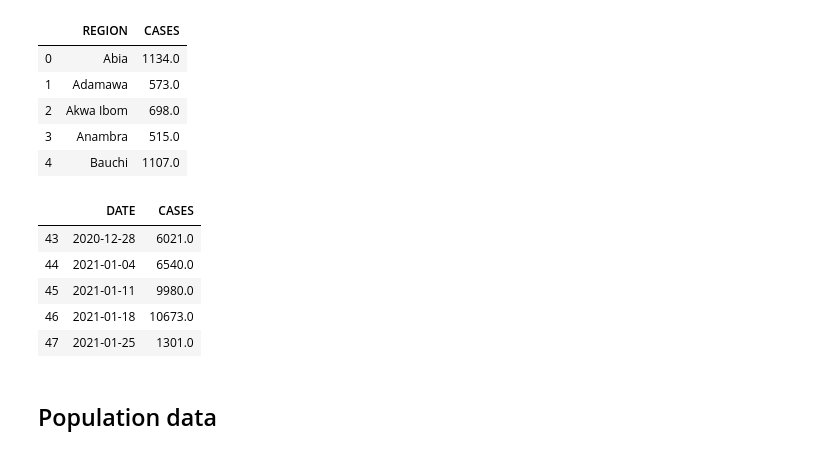
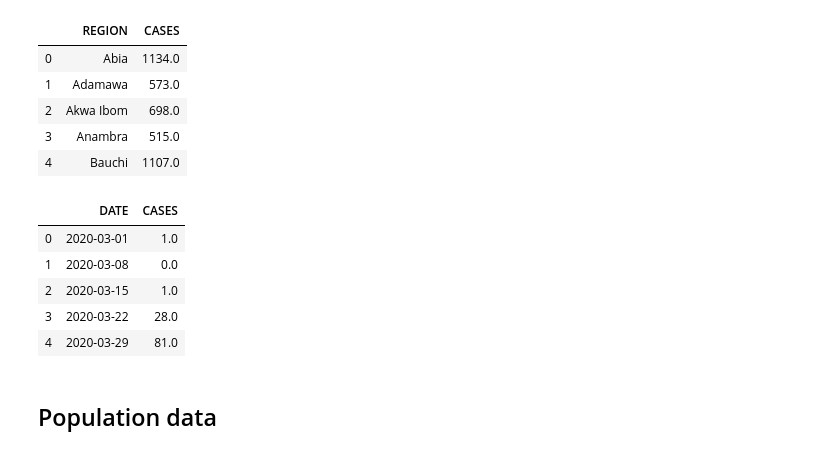
Before and after one commit to gwoj-92/covid-19-hackathon, a Jupyter notebook: covid-map-nigeria.ipynb, the cells around one changed output. Cells and saved outputs as stored; diff of their text form; code cells hidden in the pictures.

```diff
--- a/covid-map-nigeria.ipynb
+++ b/covid-map-nigeria.ipynb
@@ -55,6 +45,6 @@ cases
 # %%
 # aggregate by week
-state_cases_weekly = cases.groupby('REGION').resample('W-Mon', on='DATE').sum()\
+state_cases_weekly = cases.groupby('REGION').resample('W-Sun', on='DATE').sum()\
                             .reset_index().rename(columns={'CONTAMINES': 'CASES'})
 # %%
 state_cases_weekly.head()
@@ -107,14 +93,14 @@ state_cases_total.head()
 # %%
 # get the total national cases by week
 national_cases_weekly = state_cases_weekly.groupby('DATE')['CASES'].sum().reset_index()
-national_cases_weekly.tail()
+national_cases_weekly.head()
 # %% [output]
 |  | DATE | CASES |
-| 43 | 2020-12-28 | 6021.0 |
-| 44 | 2021-01-04 | 6540.0 |
-| 45 | 2021-01-11 | 9980.0 |
-| 46 | 2021-01-18 | 10673.0 |
-| 47 | 2021-01-25 | 1301.0 |
+| 0 | 2020-03-01 | 1.0 |
+| 1 | 2020-03-08 | 0.0 |
+| 2 | 2020-03-15 | 1.0 |
+| 3 | 2020-03-22 | 28.0 |
+| 4 | 2020-03-29 | 81.0 |
 # %% [markdown]
 ## Population data
 # %%
```
Also changed, not shown: parts of 30 cells of this notebook, 2 other files.
